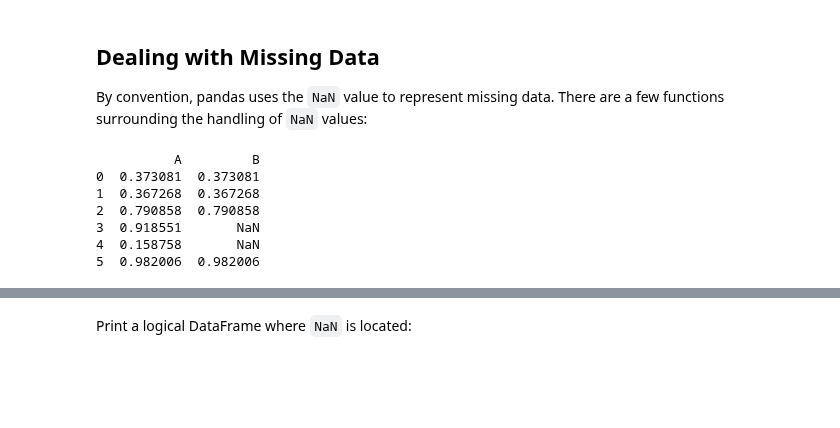
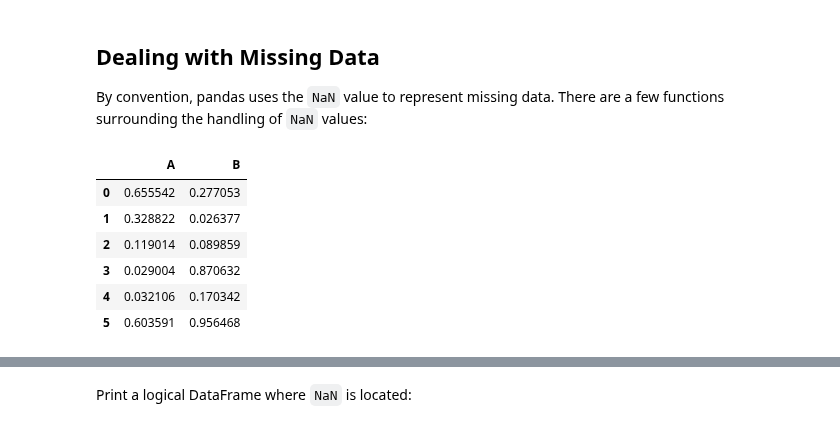
Before and after one commit to blakeflei/IntroScientificPythonWithJupyter, a Jupyter notebook: 10 - Pandas Crash Course.ipynb, the cells around one changed output, grey strips where cells are left out. Drawn from its saved outputs; the diff is of its cells as text; code cells hidden in the pictures; blank space fills up the shorter version.

```diff
--- a/10 - Pandas Crash Course.ipynb
+++ b/10 - Pandas Crash Course.ipynb
@@ -427,13 +405,12 @@ df_types.sort_values(by="floats")
 By convention, pandas uses the `NaN` value to represent missing data. There are a few functions surrounding the handling of `NaN` values:
 # %%
 df_nan = pd.DataFrame(np.random.rand(6,2), columns = ['A','B'])
-df_nan['B'] = df_nan[df_nan['B']>0.5] # Column with with ~half NaN values
-print(df_nan)
+df_nan
 # %% [output]
-          A         B
-0  0.373081  0.373081
-1  0.367268  0.367268
-2  0.790858  0.790858
-3  0.918551       NaN
-4  0.158758       NaN
-5  0.982006  0.982006
+|  | A | B |
+| 0 | 0.655542 | 0.277053 |
+| 1 | 0.328822 | 0.026377 |
+| 2 | 0.119014 | 0.089859 |
+| 3 | 0.029004 | 0.870632 |
+| 4 | 0.032106 | 0.170342 |
+| 5 | 0.603591 | 0.956468 |
```
Also changed, not shown: parts of 43 cells of this notebook.
